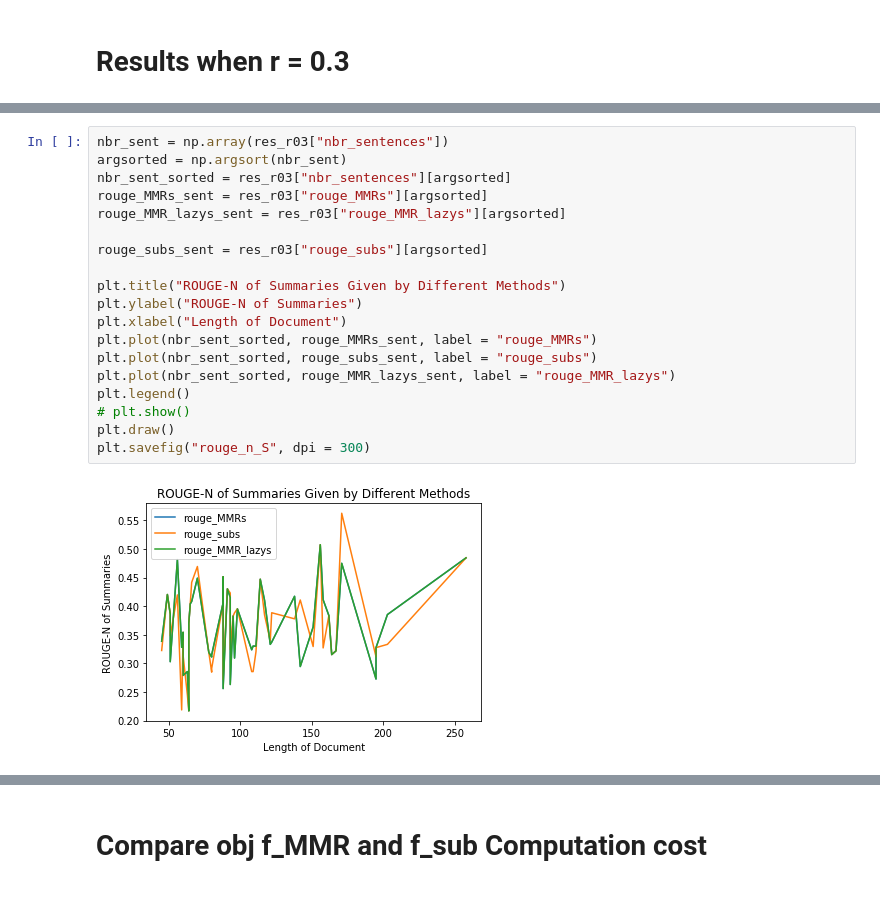
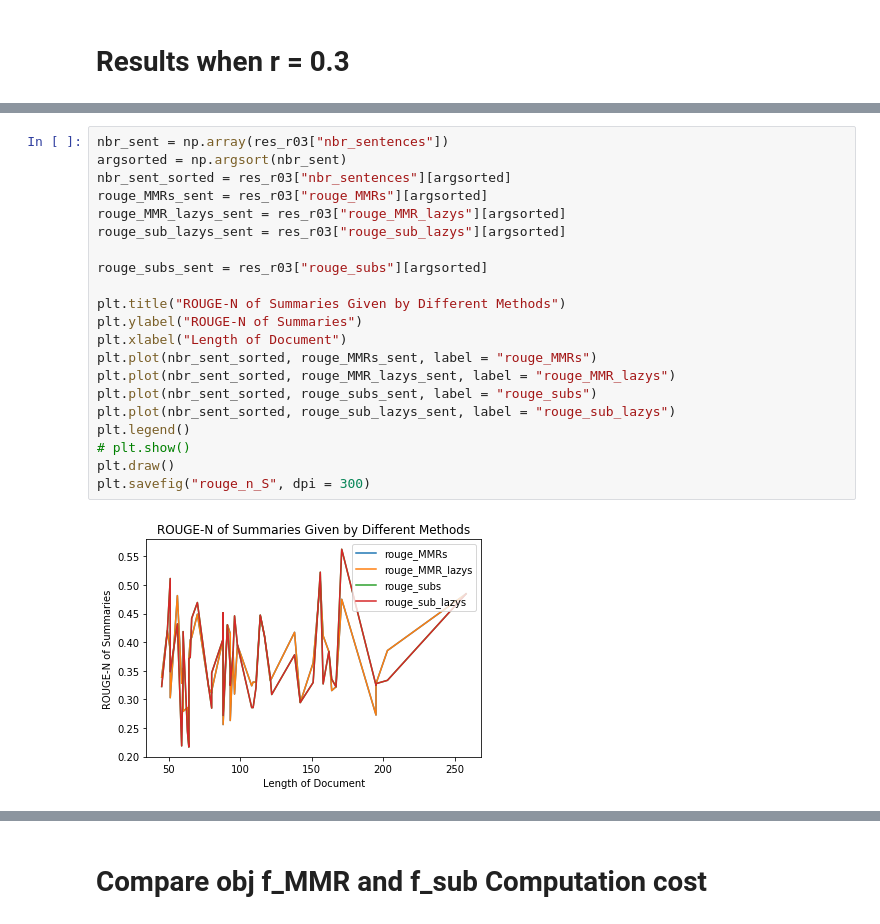
Before and after one commit to aChrisChen/DocumentSummarization, a Jupyter notebook: Experiments_lazy_double_nobudget.ipynb, the cells around one changed output, grey strips where cells are left out. Cells and saved outputs as stored; diff of their text form.

```diff
--- a/Experiments_lazy_double_nobudget.ipynb
+++ b/Experiments_lazy_double_nobudget.ipynb
@@ -160,24 +142,26 @@ res_r03
 # %%
 nbr_sent = np.array(res_r03["nbr_sentences"])
 argsorted = np.argsort(nbr_sent)
 nbr_sent_sorted = res_r03["nbr_sentences"][argsorted]
 rouge_MMRs_sent = res_r03["rouge_MMRs"][argsorted]
 rouge_MMR_lazys_sent = res_r03["rouge_MMR_lazys"][argsorted]
+rouge_sub_lazys_sent = res_r03["rouge_sub_lazys"][argsorted]
 
 rouge_subs_sent = res_r03["rouge_subs"][argsorted]
 
 plt.title("ROUGE-N of Summaries Given by Different Methods")
 plt.ylabel("ROUGE-N of Summaries")
 plt.xlabel("Length of Document")
 plt.plot(nbr_sent_sorted, rouge_MMRs_sent, label = "rouge_MMRs")
+plt.plot(nbr_sent_sorted, rouge_MMR_lazys_sent, label = "rouge_MMR_lazys")
 plt.plot(nbr_sent_sorted, rouge_subs_sent, label = "rouge_subs")
-plt.plot(nbr_sent_sorted, rouge_MMR_lazys_sent, label = "rouge_MMR_lazys")
+plt.plot(nbr_sent_sorted, rouge_sub_lazys_sent, label = "rouge_sub_lazys")
 plt.legend()
 # plt.show()
 plt.draw()
 plt.savefig("rouge_n_S", dpi = 300)
 # %% [output]
-[figure, old version]
+[figure, new version]
 # %%
 
 
```
Also changed, not shown: parts of 21 cells of this notebook.
